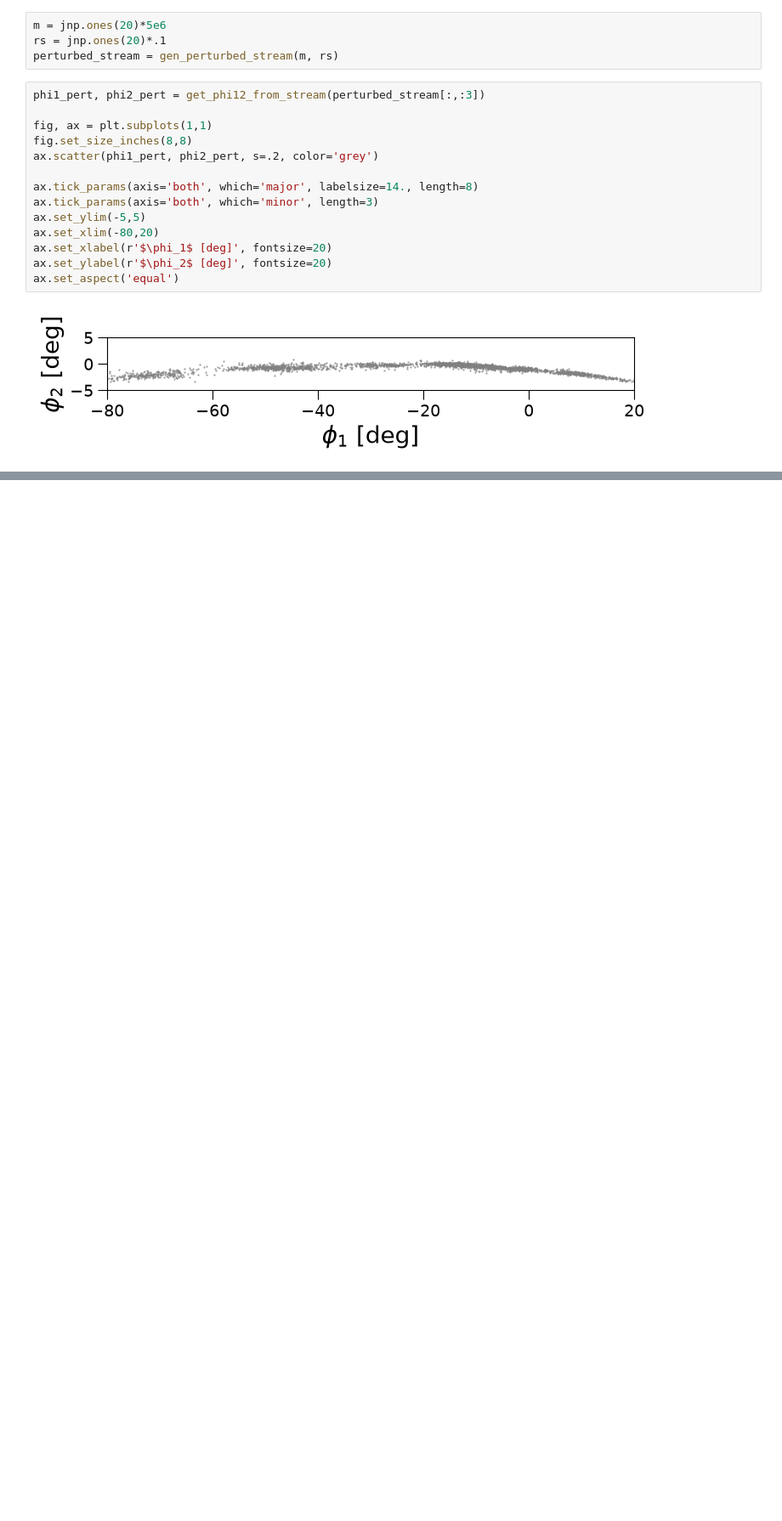
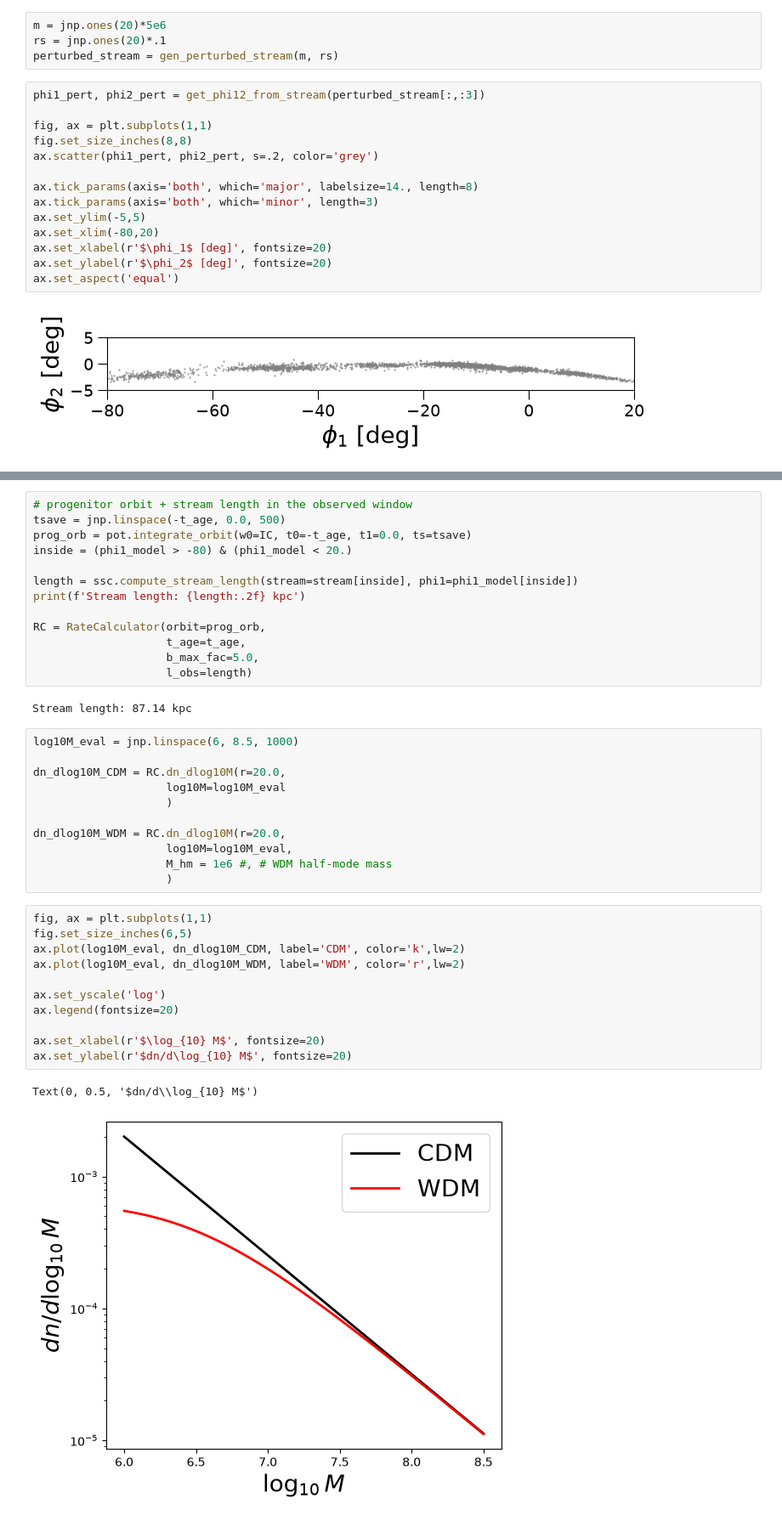
Before and after one commit to MariamKh-code/streamsculptor, a Jupyter notebook: my_notebooks/KICP.ipynb, the cells around one changed output, grey strips where cells are left out. Shown at 85% size. Drawn from its saved outputs; the diff is of its cells as text; blank space fills up the shorter version.

```diff
--- a/my_notebooks/KICP.ipynb
+++ b/my_notebooks/KICP.ipynb
@@ -459,0 +501,40 @@ ax.set_aspect('equal')
+# %%
+# progenitor orbit + stream length in the observed window
+tsave = jnp.linspace(-t_age, 0.0, 500)
+prog_orb = pot.integrate_orbit(w0=IC, t0=-t_age, t1=0.0, ts=tsave)
+inside = (phi1_model > -80) & (phi1_model < 20.)
+
+length = ssc.compute_stream_length(stream=stream[inside], phi1=phi1_model[inside])
+print(f'Stream length: {length:.2f} kpc')
+
+RC = RateCalculator(orbit=prog_orb,
+                    t_age=t_age,
+                    b_max_fac=5.0,
+                    l_obs=length)
+# %% [output]
+Stream length: 87.14 kpc
+# %%
+log10M_eval = jnp.linspace(6, 8.5, 1000)
+
+dn_dlog10M_CDM = RC.dn_dlog10M(r=20.0,
+                    log10M=log10M_eval
+                    )
+
+dn_dlog10M_WDM = RC.dn_dlog10M(r=20.0,
+                    log10M=log10M_eval,
+                    M_hm = 1e6 #, # WDM half-mode mass
+                    )
+# %%
+fig, ax = plt.subplots(1,1)
+fig.set_size_inches(6,5)
+ax.plot(log10M_eval, dn_dlog10M_CDM, label='CDM', color='k',lw=2)
+ax.plot(log10M_eval, dn_dlog10M_WDM, label='WDM', color='r',lw=2)
+
+ax.set_yscale('log')
+ax.legend(fontsize=20)
+
+ax.set_xlabel(r'$\log_{10} M$', fontsize=20)
+ax.set_ylabel(r'$dn/d\log_{10} M$', fontsize=20)
+# %% [output]
+Text(0, 0.5, '$dn/d\\log_{10} M$')
+[figure, added]
```
Also changed, not shown: parts of 29 cells of this notebook, 3 other files.
